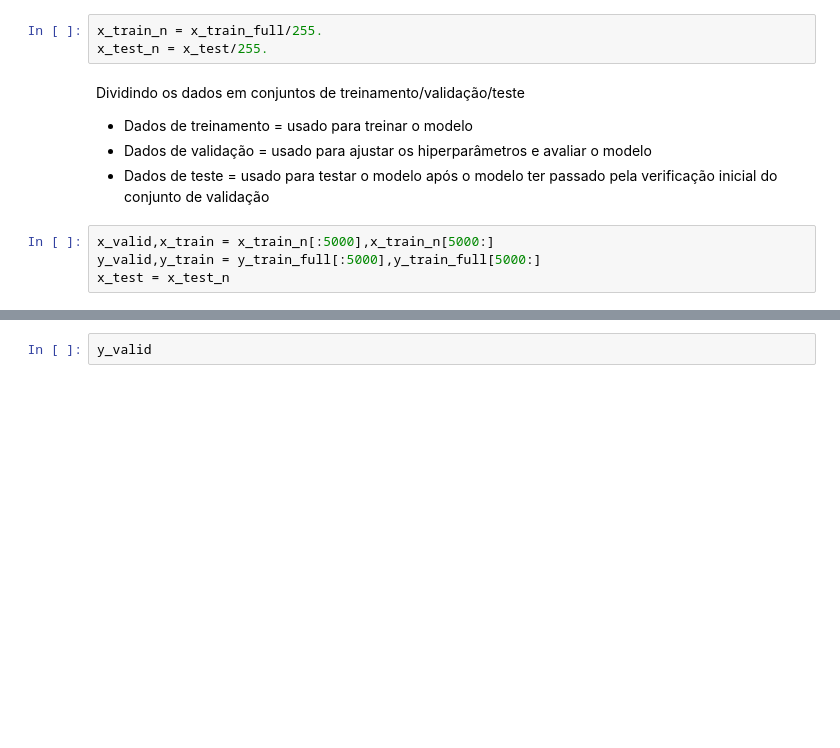
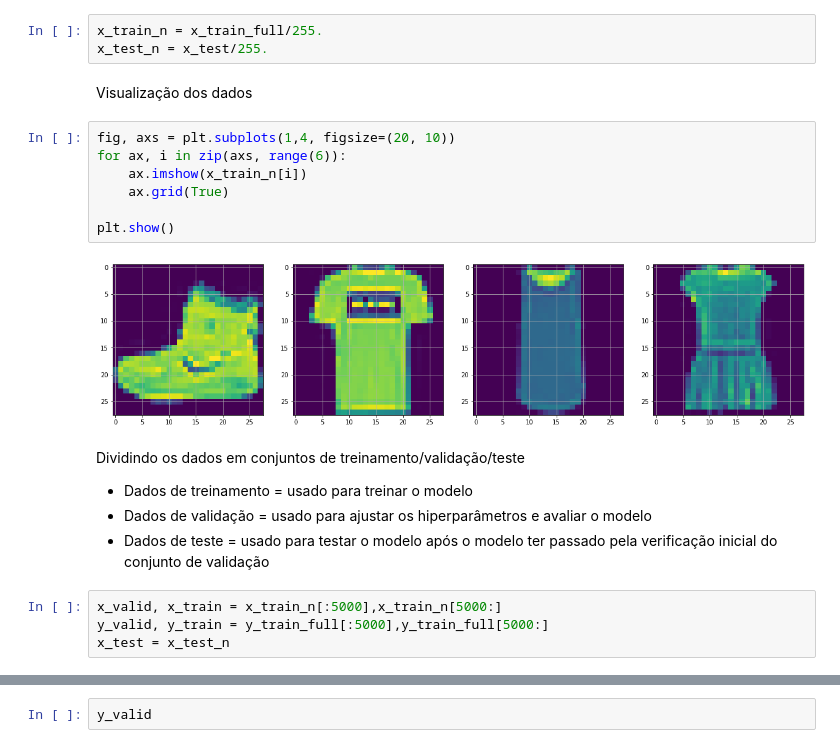
Before and after one commit to Leandro-Braga/Estudo_de_Caso, a Jupyter notebook: Atividade_Leandro_Neural_Network.ipynb, the cells around one changed output, grey strips where cells are left out. Drawn from its saved outputs; the diff is of its cells as text; blank space fills up the shorter version.

```diff
--- a/Atividade_Leandro_Neural_Network.ipynb
+++ b/Atividade_Leandro_Neural_Network.ipynb
@@ -86,6 +91,17 @@ array([[  0,   0,   0,   0,   0,   1,   0,   0,   0,   0,  41, 188, 103,
 # %%
 x_train_n = x_train_full/255.
 x_test_n = x_test/255.
+# %% [markdown]
+Visualização dos dados
+# %%
+fig, axs = plt.subplots(1,4, figsize=(20, 10))
+for ax, i in zip(axs, range(6)):
+    ax.imshow(x_train_n[i])
+    ax.grid(True)
+
+plt.show()
+# %% [output]
+[figure, added]
 # %% [markdown]
 Dividindo os dados em conjuntos de treinamento/validação/teste
 
@@ -94,6 +110,6 @@ Dividindo os dados em conjuntos de treinamento/validação/teste
 *   Dados de validação = usado para ajustar os hiperparâmetros e avaliar o modelo
 *   Dados de teste = usado para testar o modelo após o modelo ter passado pela verificação inicial do conjunto de validação
 # %%
-x_valid,x_train = x_train_n[:5000],x_train_n[5000:]
-y_valid,y_train = y_train_full[:5000],y_train_full[5000:]
+x_valid, x_train = x_train_n[:5000],x_train_n[5000:]
+y_valid, y_train = y_train_full[:5000],y_train_full[5000:]
 x_test = x_test_n
```
Also changed, not shown: parts of 28 cells of this notebook.
